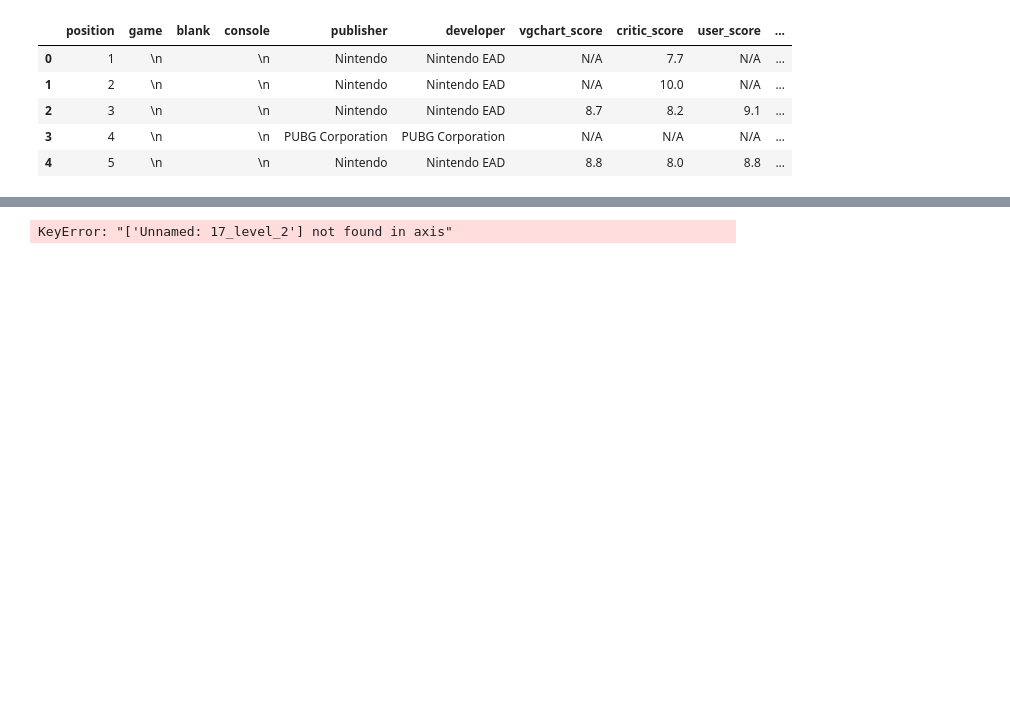
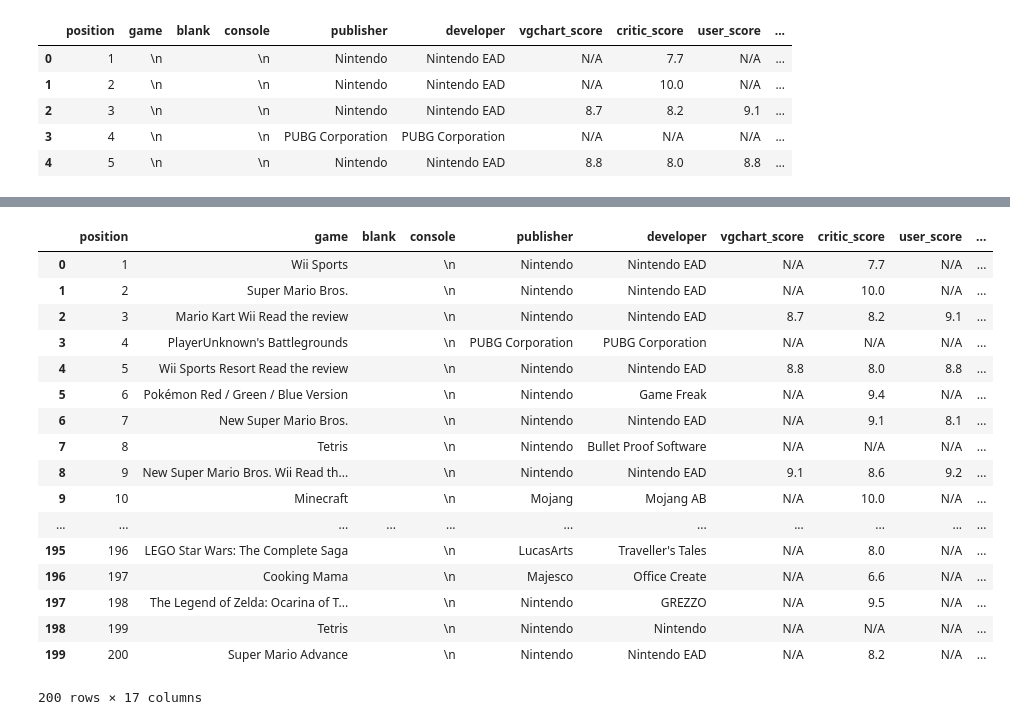
Before and after one commit to jeremyrchow/video_game_sales_data, a Jupyter notebook: exploratory_analysis.ipynb, the cells around one changed output, grey strips where cells are left out. Drawn from its saved outputs; the diff is of its cells as text; code cells hidden in the pictures; blank space fills up the shorter version.

```diff
--- a/exploratory_analysis.ipynb
+++ b/exploratory_analysis.ipynb
@@ -71,7 +71,8 @@ df=pd.DataFrame()
 row_list= list()
 for counter,row in enumerate(tr_elements.xpath(".//tr")):
     if counter > 2:
-        row_list=[td.text for td in row.xpath(".//td")]
+        row_list=[td.renderContent() for td in row.xpath(".//td")]
+
         row_dict[counter] = row_list
 
 
@@ -132,4 +96,0 @@ MultiIndex(levels=[['< 1 2 3 4 5 6 >>', 'Results: (55,762)', 'Unnamed: 17_level
-# %%
-flattened_df.drop('Unnamed: 17_level_2')
-# %% [output]
-KeyError: "['Unnamed: 17_level_2'] not found in axis"
@@ -135,0 +110,24 @@ KeyError: "['Unnamed: 17_level_2'] not found in axis"
+# %%
+# Takes pandas read_html dataframe and steals its name column without multiindex
+df['game']=(games.iloc[:,2].to_list())
+# %%
+df
+# %% [output]
+|  | position | game | blank | console | publisher | developer | vgchart_score | critic_score | user_score | ... |
+| 0 | 1 | Wii Sports |  | \n | Nintendo | Nintendo EAD | N/A | 7.7 | N/A | ... |
+| 1 | 2 | Super Mario Bros. |  | \n | Nintendo | Nintendo EAD | N/A | 10.0 | N/A | ... |
+| 2 | 3 | Mario Kart Wii Read the review |  | \n | Nintendo | Nintendo EAD | 8.7 | 8.2 | 9.1 | ... |
+| 3 | 4 | PlayerUnknown's Battlegrounds |  | \n | PUBG Corporation | PUBG Corporation | N/A | N/A | N/A | ... |
+| 4 | 5 | Wii Sports Resort Read the review |  | \n | Nintendo | Nintendo EAD | 8.8 | 8.0 | 8.8 | ... |
+| 5 | 6 | Pokémon Red / Green / Blue Version |  | \n | Nintendo | Game Freak | N/A | 9.4 | N/A | ... |
+| 6 | 7 | New Super Mario Bros. |  | \n | Nintendo | Nintendo EAD | N/A | 9.1 | 8.1 | ... |
+| 7 | 8 | Tetris |  | \n | Nintendo | Bullet Proof Software | N/A | N/A | N/A | ... |
+| 8 | 9 | New Super Mario Bros. Wii Read th... |  | \n | Nintendo | Nintendo EAD | 9.1 | 8.6 | 9.2 | ... |
+| 9 | 10 | Minecraft |  | \n | Mojang | Mojang AB | N/A | 10.0 | N/A | ... |
+| ... | ... | ... | ... | ... | ... | ... | ... | ... | ... | ... |
+| 195 | 196 | LEGO Star Wars: The Complete Saga |  | \n | LucasArts | Traveller's Tales | N/A | 8.0 | N/A | ... |
+| 196 | 197 | Cooking Mama |  | \n | Majesco | Office Create | N/A | 6.6 | N/A | ... |
+| 197 | 198 | The Legend of Zelda: Ocarina of T... |  | \n | Nintendo | GREZZO | N/A | 9.5 | N/A | ... |
+| 198 | 199 | Tetris |  | \n | Nintendo | Nintendo | N/A | N/A | N/A | ... |
+| 199 | 200 | Super Mario Advance |  | \n | Nintendo | Nintendo EAD | N/A | 8.2 | N/A | ... |
+200 rows × 17 columns
```
Also changed, not shown: parts of 10 cells of this notebook.
